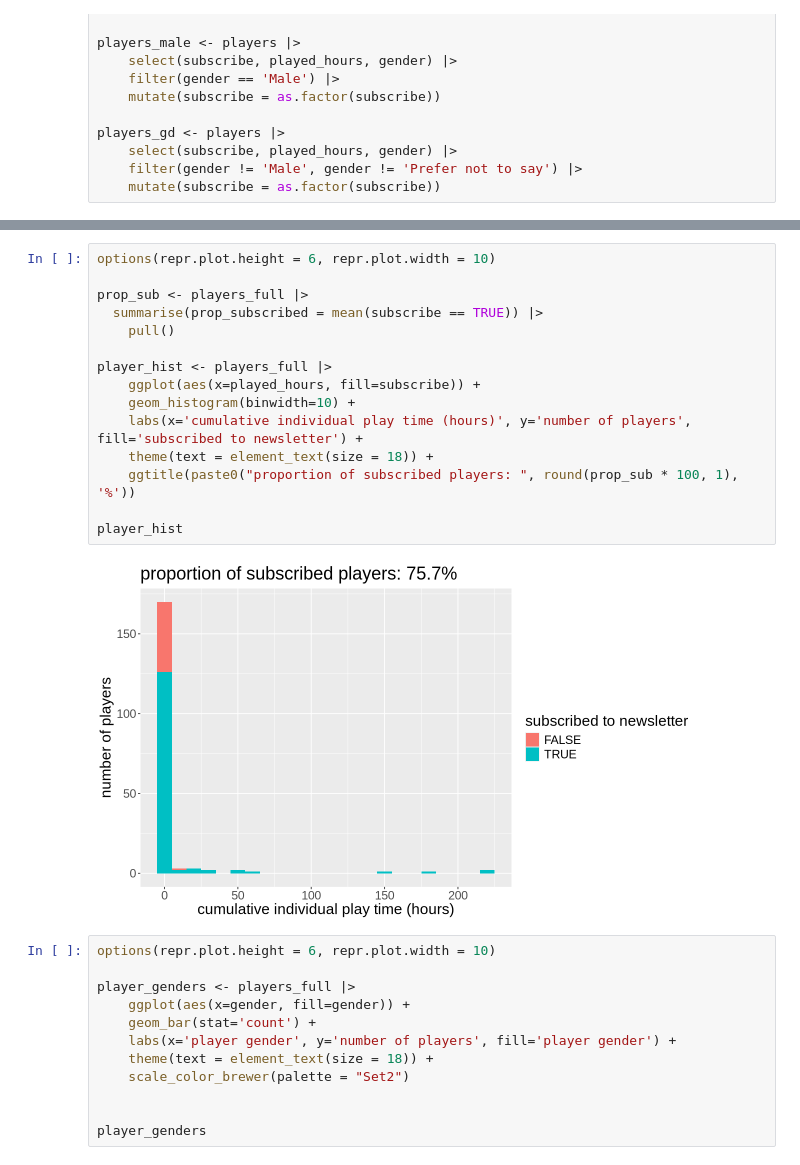
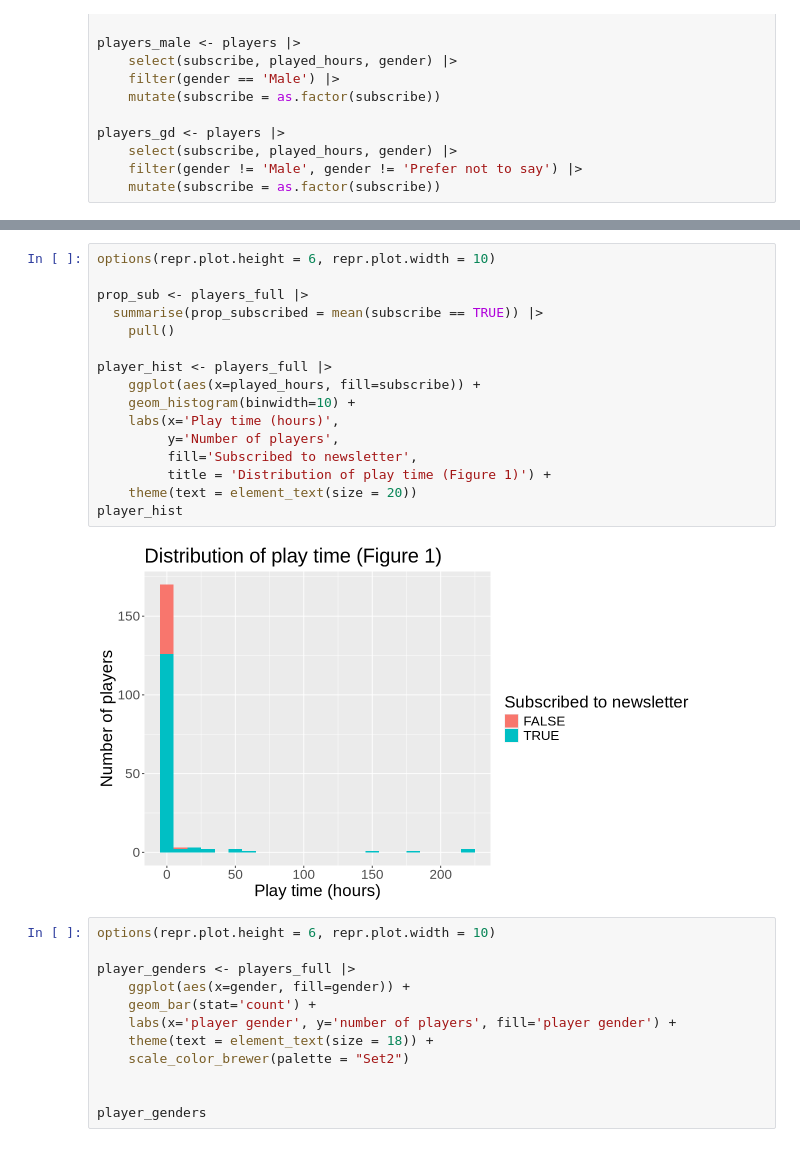
Before and after one commit to kathleenramsey/dsci100_group23, a Jupyter notebook: FINAL_PROJECT_23.ipynb, the cells around one changed output, grey strips where cells are left out. Saved outputs shown, nothing was run; the diff lists cells and outputs as text.

```diff
--- a/FINAL_PROJECT_23.ipynb
+++ b/FINAL_PROJECT_23.ipynb
@@ -104,20 +154,21 @@ players_gd <- players |>
 # %%
 options(repr.plot.height = 6, repr.plot.width = 10)
 
 prop_sub <- players_full |>
   summarise(prop_subscribed = mean(subscribe == TRUE)) |>
     pull()
 
 player_hist <- players_full |>
     ggplot(aes(x=played_hours, fill=subscribe)) +
     geom_histogram(binwidth=10) +
-    labs(x='cumulative individual play time (hours)', y='number of players', fill='subscribed to newsletter') +
-    theme(text = element_text(size = 18)) +
-    ggtitle(paste0("proportion of subscribed players: ", round(prop_sub * 100, 1), '%'))
-
+    labs(x='Play time (hours)',
+         y='Number of players',
+         fill='Subscribed to newsletter',
+         title = 'Distribution of play time (Figure 1)') +
+    theme(text = element_text(size = 20))
 player_hist
 # %% [output]
-[figure, old version]
+[figure, new version]
 # %%
 options(repr.plot.height = 6, repr.plot.width = 10)
 
```
Also changed, not shown: parts of 6 cells of this notebook.
